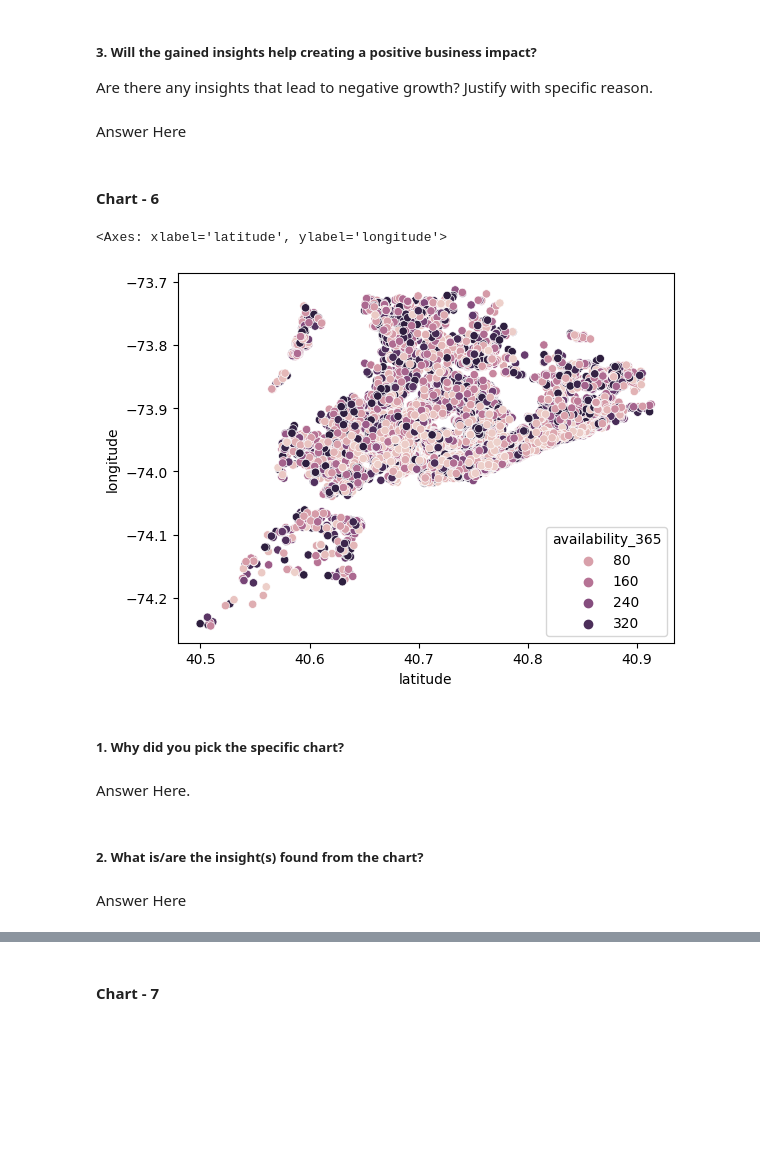
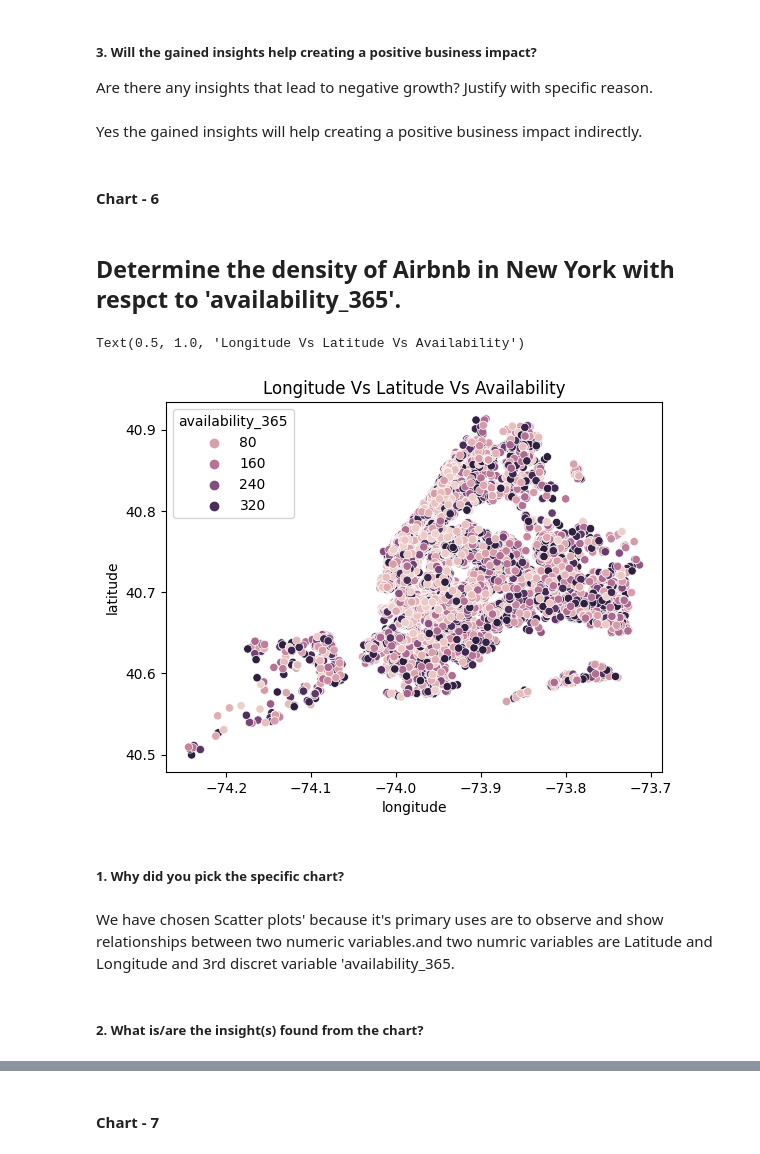
Before and after one commit to Dheerajraghava/Dheerajraghav_Airbnb_Bookings_Analysis_Capstone_Project, a Jupyter notebook: Copy_of_Sample_EDA_Submission_Template.ipynb, the cells around one changed output, grey strips where cells are left out. Drawn from its saved outputs; the diff is of its cells as text; code cells hidden in the pictures; blank space fills up the shorter version.

```diff
--- a/Copy_of_Sample_EDA_Submission_Template.ipynb
+++ b/Copy_of_Sample_EDA_Submission_Template.ipynb
@@ -896,21 +898,22 @@ We have chosen Scatter plots' because it's primary uses are to observe and show
 # %% [markdown]
 ##### 3. Will the gained insights help creating a positive business impact?
 Are there any insights that lead to negative growth? Justify with specific reason.
-# %% [markdown]
-Answer Here
+# %% [markdown]
+Yes the gained insights will help creating a positive business impact indirectly.
 # %% [markdown]
 #### Chart - 6
+# %% [markdown]
+## Determine the density of Airbnb in New York with respct to 'availability_365'.
 # %%
 # Chart - 6 visualization code
-sns.scatterplot(data=data1,x='latitude', y='longitude',hue='availability_365')
+d5=sns.scatterplot(data=data1,x='longitude', y='latitude',hue='availability_365')
+d5.set_title('Longitude Vs Latitude Vs Availability')
 # %% [output]
-<Axes: xlabel='latitude', ylabel='longitude'>
+Text(0.5, 1.0, 'Longitude Vs Latitude Vs Availability')
-[figure, old version]
+[figure, new version]
 # %% [markdown]
 ##### 1. Why did you pick the specific chart?
-# %% [markdown]
-Answer Here.
+# %% [markdown]
+We have chosen Scatter plots' because it's primary uses are to observe and show relationships between two numeric variables.and two numric variables are Latitude and Longitude and 3rd discret variable 'availability_365.
 # %% [markdown]
 ##### 2. What is/are the insight(s) found from the chart?
-# %% [markdown]
-Answer Here
```
Also changed, not shown: parts of 84 cells of this notebook.
